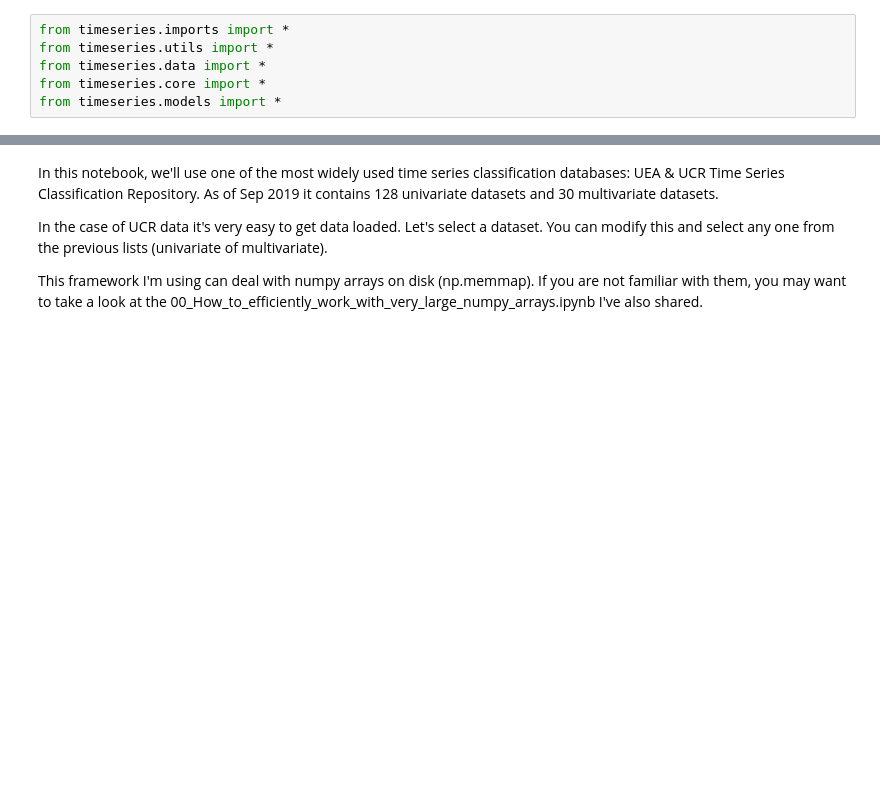
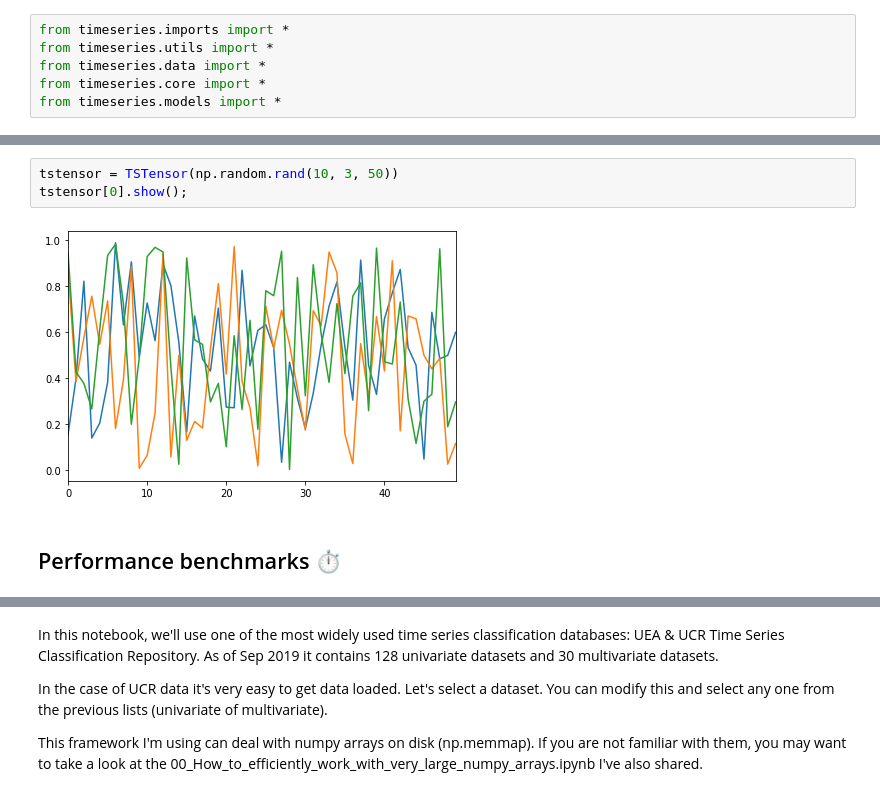
Before and after one commit to timeseriesAI/timeseriesAI2, a Jupyter notebook: tutorial_nbs/01_How_to_use_numpy_arrays_in_fastai2.ipynb, the cells around one changed output, grey strips where cells are left out. Cells and saved outputs as stored; diff of their text form; blank space fills up the shorter version.

```diff
--- a/tutorial_nbs/01_How_to_use_numpy_arrays_in_fastai2.ipynb
+++ b/tutorial_nbs/01_How_to_use_numpy_arrays_in_fastai2.ipynb
@@ -84,0 +188,7 @@ device     : cpu
+# %%
+tstensor = TSTensor(np.random.rand(10, 3, 50))
+tstensor[0].show();
+# %% [output]
+[figure, added]
+# %% [markdown]
+## Performance benchmarks ⏱
```
Also changed, not shown: parts of 170 cells of this notebook, 6 other files.
